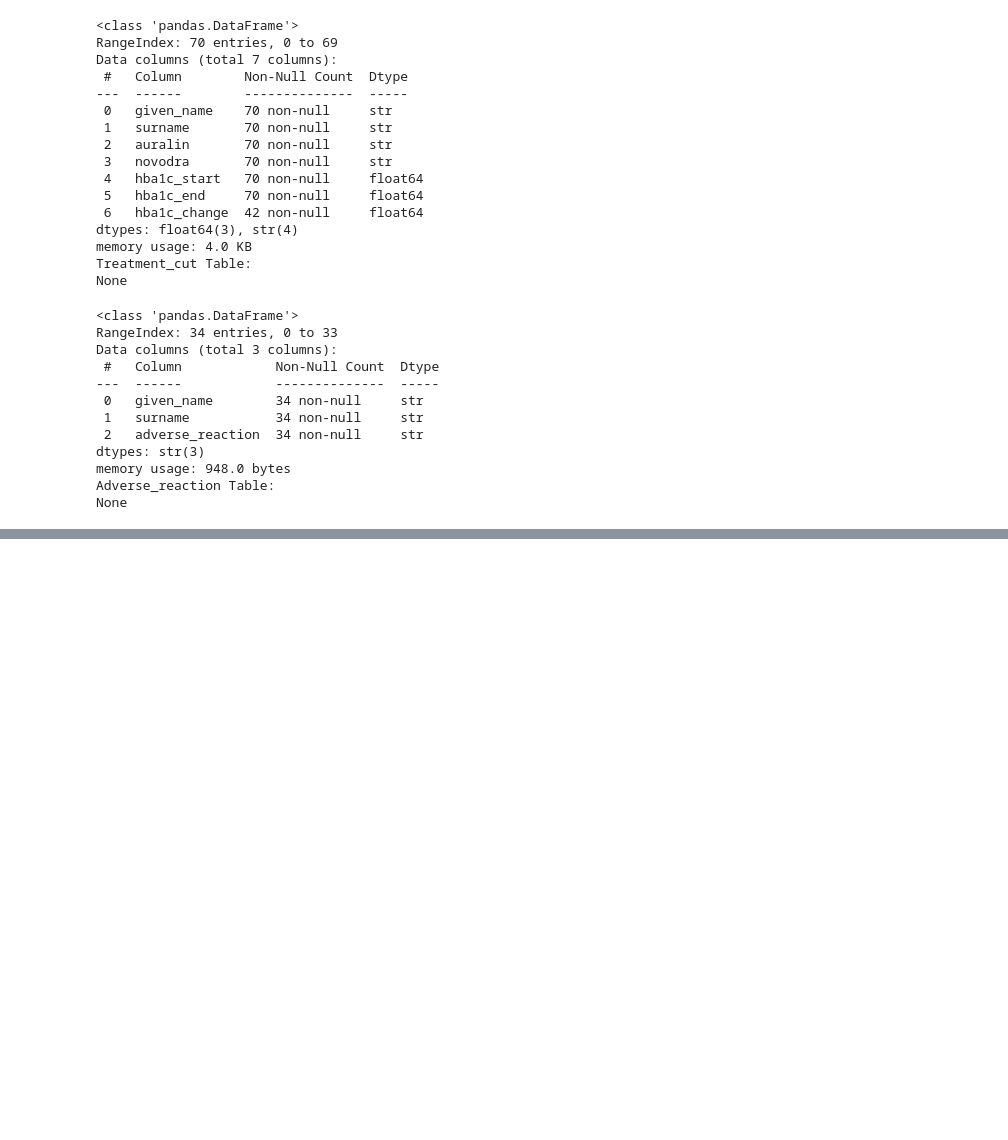
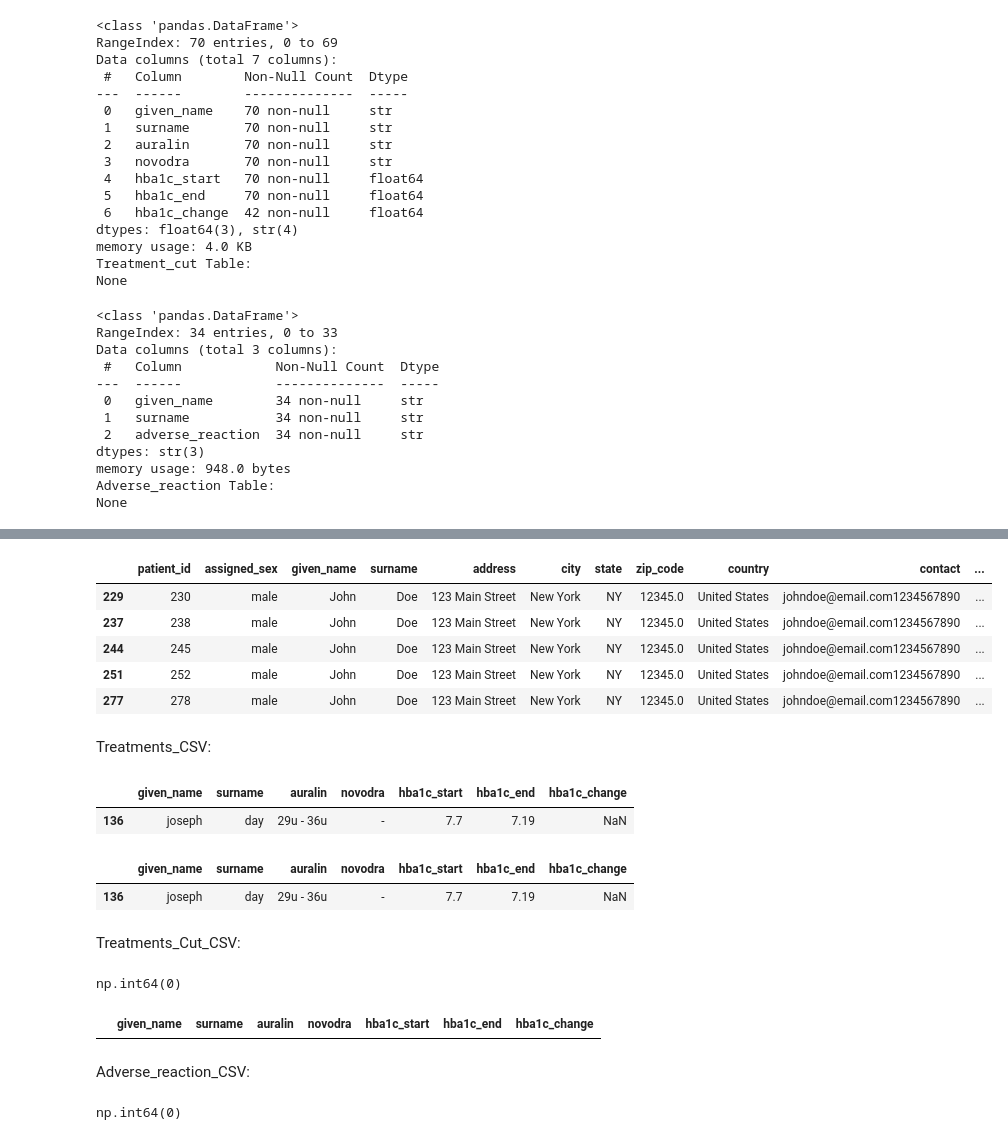
Before and after one commit to JARVIS20240/Python_pandas_for_DS-ML, a Jupyter notebook: Ch-7_Practice_RealData/02_Pre-Processing/01_data-pre_processing.ipynb, the cells around one changed output, grey strips where cells are left out. Saved outputs shown, nothing was run; the diff lists cells and outputs as text; code cells hidden in the pictures; blank space fills up the shorter version.

```diff
--- a/Ch-7_Practice_RealData/02_Pre-Processing/01_data-pre_processing.ipynb
+++ b/Ch-7_Practice_RealData/02_Pre-Processing/01_data-pre_processing.ipynb
@@ -196,0 +248,39 @@ None
+# %%
+patients.duplicated(subset = ['given_name', 'surname']).sum()
+patients[patients.duplicated(subset = ['given_name', 'surname'])]
+# %% [output]
+|  | patient_id | assigned_sex | given_name | surname | address | city | state | zip_code | country | contact | ... |
+| 229 | 230 | male | John | Doe | 123 Main Street | New York | NY | 12345.0 | United States | johndoe@email.com1234567890 | ... |
+| 237 | 238 | male | John | Doe | 123 Main Street | New York | NY | 12345.0 | United States | johndoe@email.com1234567890 | ... |
+| 244 | 245 | male | John | Doe | 123 Main Street | New York | NY | 12345.0 | United States | johndoe@email.com1234567890 | ... |
+| 251 | 252 | male | John | Doe | 123 Main Street | New York | NY | 12345.0 | United States | johndoe@email.com1234567890 | ... |
+| 277 | 278 | male | John | Doe | 123 Main Street | New York | NY | 12345.0 | United States | johndoe@email.com1234567890 | ... |
+# %% [markdown]
+Treatments_CSV:
+# %%
+treatments.duplicated().sum() #1 arrive
+treatments[treatments.duplicated()]
+# %% [output]
+|  | given_name | surname | auralin | novodra | hba1c_start | hba1c_end | hba1c_change |
+| 136 | joseph | day | 29u - 36u | - | 7.7 | 7.19 | NaN |
+# %%
+treatments[treatments.duplicated(subset = ['given_name', 'surname'])]
+# %% [output]
+|  | given_name | surname | auralin | novodra | hba1c_start | hba1c_end | hba1c_change |
+| 136 | joseph | day | 29u - 36u | - | 7.7 | 7.19 | NaN |
+# %% [markdown]
+Treatments_Cut_CSV:
+# %%
+treatments_cut.duplicated().sum()
+# %% [output]
+np.int64(0)
+# %%
+treatments_cut[treatments_cut.duplicated(subset = ['given_name', 'surname'])]
+# %% [output]
+|  | given_name | surname | auralin | novodra | hba1c_start | hba1c_end | hba1c_change |
+# %% [markdown]
+Adverse_reaction_CSV:
+# %%
+adverse_reactions.duplicated().sum()
+# %% [output]
+np.int64(0)
```
Also changed, not shown: parts of 17 cells of this notebook, 2 other files.
